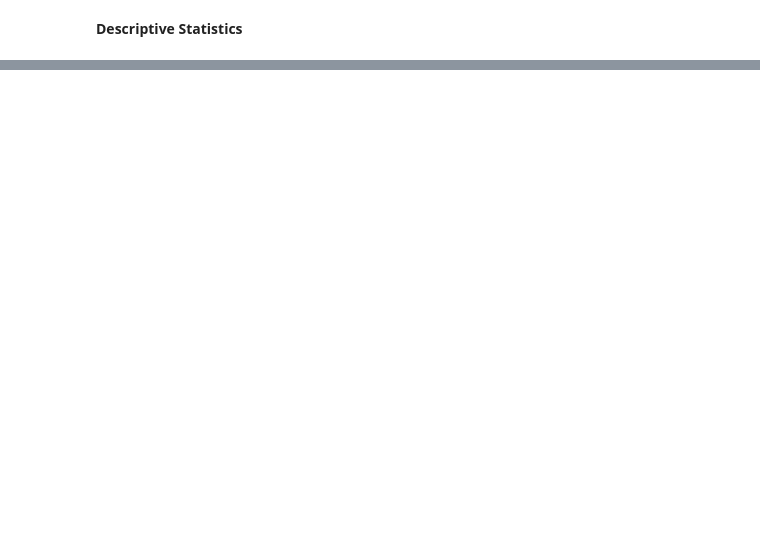
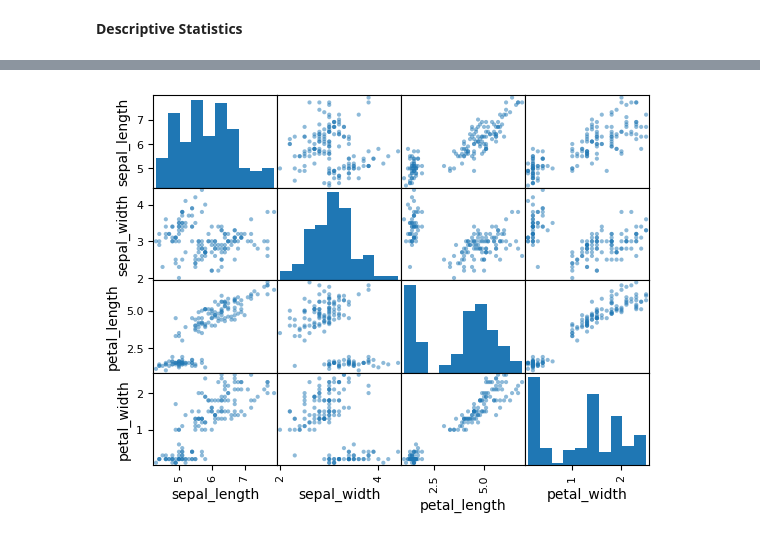
Before and after one commit to kjzhong/msa-analytics-ai, a Jupyter notebook: iris_notebook.ipynb, the cells around one changed output, grey strips where cells are left out. Drawn from its saved outputs; the diff is of its cells as text; code cells hidden in the pictures; blank space fills up the shorter version.

```diff
--- a/iris_notebook.ipynb
+++ b/iris_notebook.ipynb
@@ -59,0 +106,10 @@ print(df.shape)
+# %%
+# scatter plot matrix
+
+scatter_matrix(df)
+plt.show()
+
+# We can see relationships between some of our continuous variables
+#(where we see a diagional line)
+# %% [output]
+[figure, added]
```
Also changed, not shown: parts of 28 cells of this notebook.
